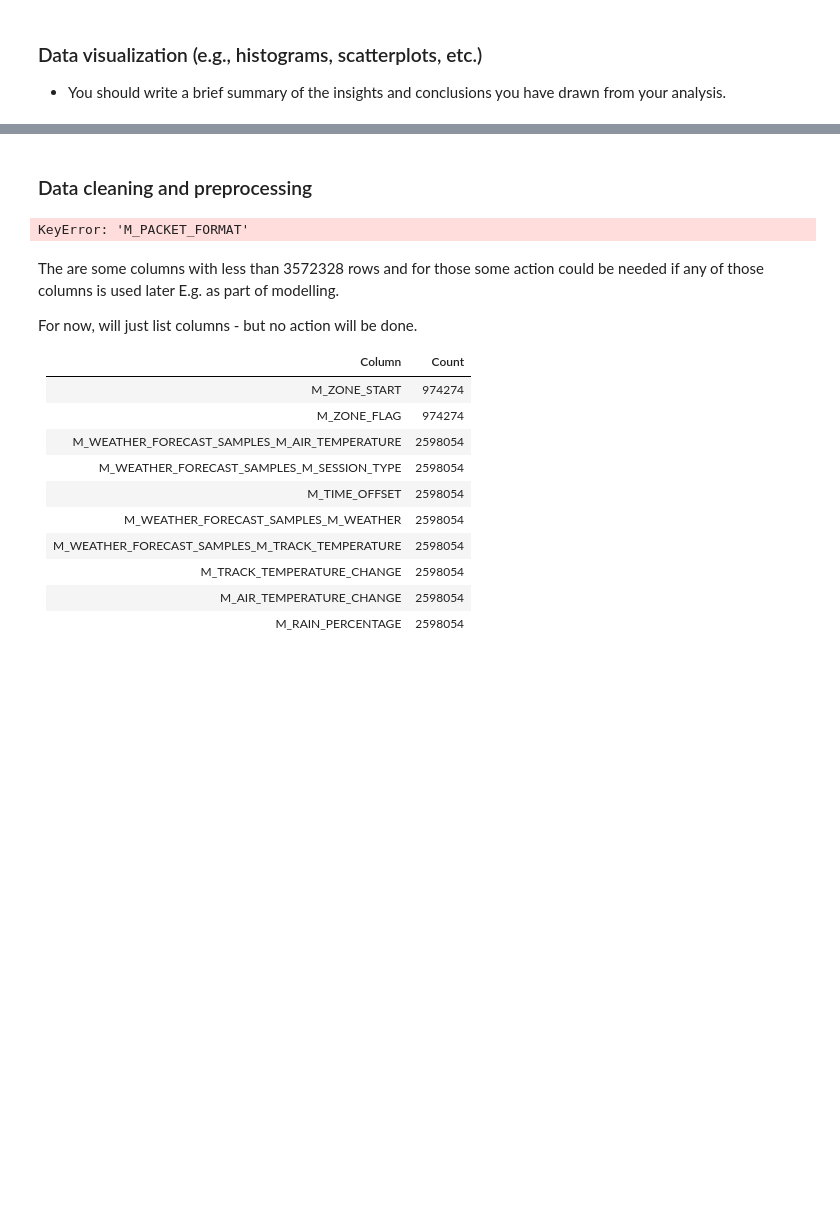
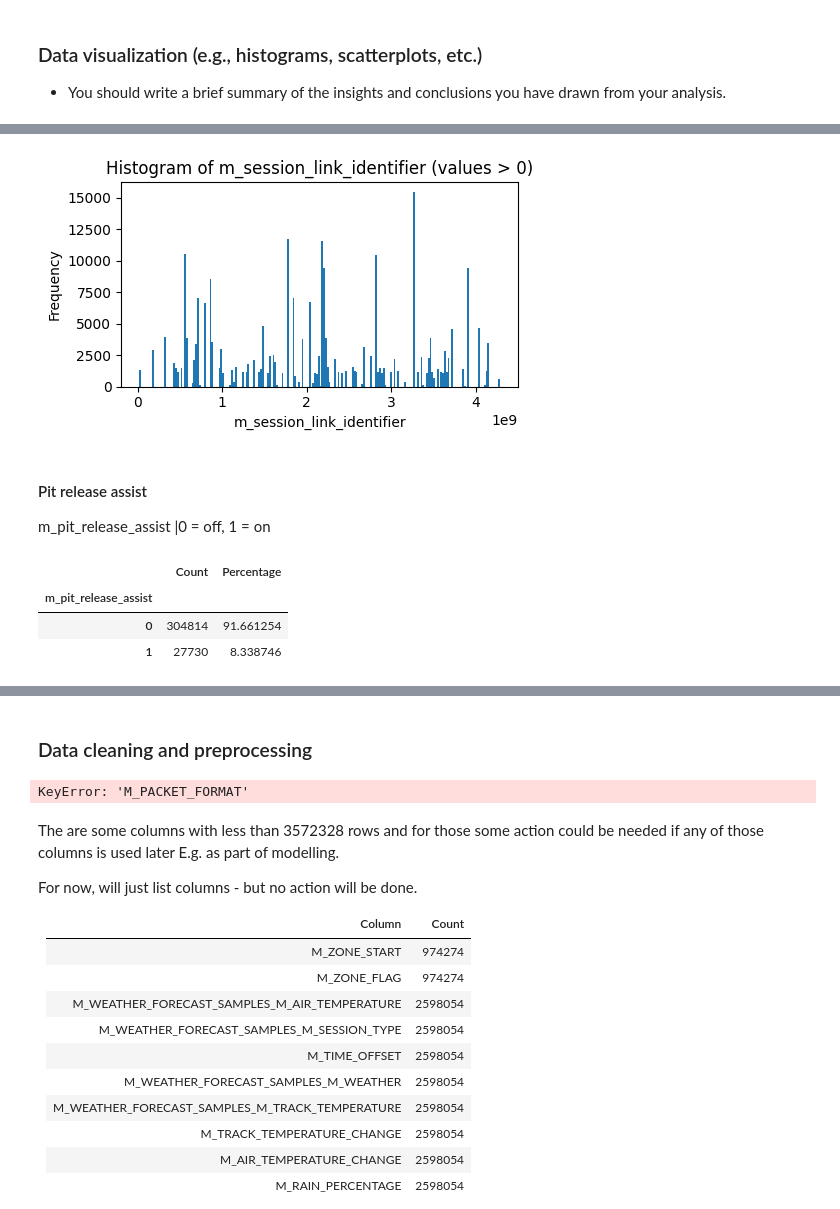
Before and after one commit to omanar1/usable_ai, a Jupyter notebook: Homework/HW5_assignment_m05_eda_Ricardo OMANA.ipynb, the cells around one changed output, grey strips where cells are left out. Saved outputs shown, nothing was run; the diff lists cells and outputs as text; code cells hidden in the pictures; blank space fills up the shorter version.

```diff
--- a/Homework/HW5_assignment_m05_eda_Ricardo OMANA.ipynb
+++ b/Homework/HW5_assignment_m05_eda_Ricardo OMANA.ipynb
@@ -522,0 +669,32 @@ This column `timestamp` is a `datetime` type so I split the day, month, year to
+# %%
+# Plot again but removing zero
+# Filter the data for 'm_session_link_identifier' > 0
+filtered_data = df_weather[df_weather['m_session_link_identifier'] > 0]
+
+# Plot the histogram
+fig = plt.figure(figsize=(5, 3))
+plt.hist(filtered_data['m_session_link_identifier'], bins=200)
+plt.xlabel('m_session_link_identifier')
+plt.ylabel('Frequency')
+plt.title('Histogram of m_session_link_identifier (values > 0)')
+
+plt.tight_layout()
+plt.show()
+# %% [output]
+[figure, added]
+# %% [markdown]
+#### Pit release assist ####
+
+m_pit_release_assist |0 = off, 1 = on
+# %%
+# Get value counts and percentage
+value_counts = df_weather['m_pit_release_assist'].value_counts().sort_index()
+percentages = (value_counts / value_counts.sum()) * 100
+
+# Combine value counts and percentages into a DataFrame
+display(pd.DataFrame({'Count': value_counts, 'Percentage': percentages}))
+# %% [output]
+|  | Count | Percentage |
+| m_pit_release_assist |  |  |
+| 0 | 304814 | 91.661254 |
+| 1 | 27730 | 8.338746 |
```
Also changed, not shown: parts of 24 cells of this notebook.
